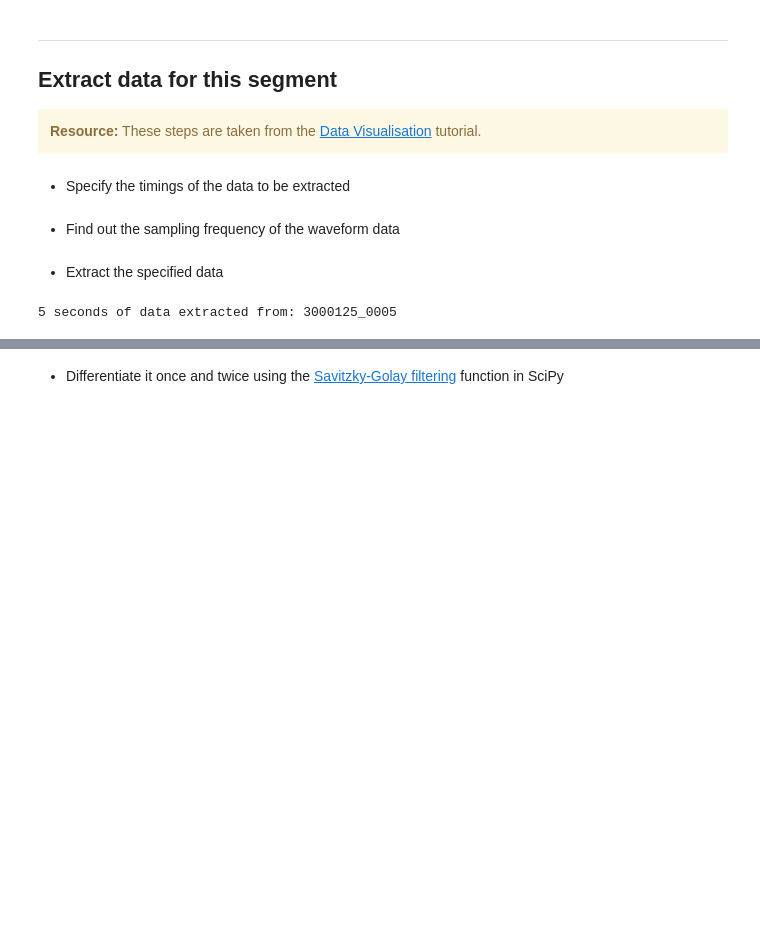
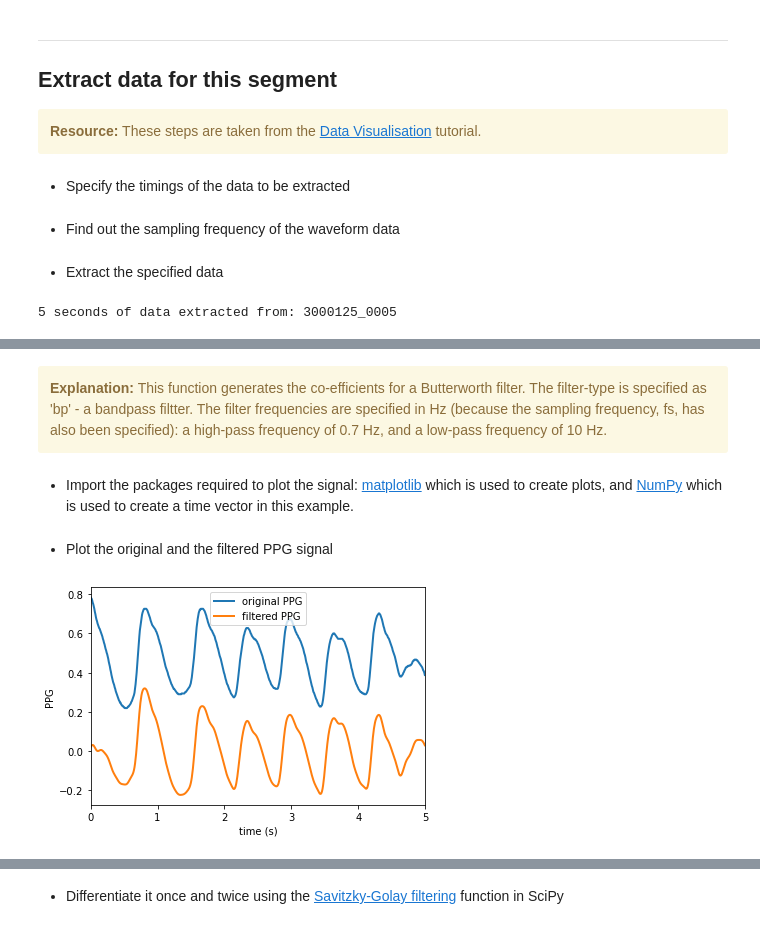
Before and after one commit to wfdb/mimic_wfdb_tutorials, a Jupyter notebook: content/tutorial/notebooks/differentiation.ipynb, the cells around one changed output, grey strips where cells are left out. Cells and saved outputs as stored; diff of their text form; code cells hidden in the pictures; blank space fills up the shorter version.

```diff
--- a/content/tutorial/notebooks/differentiation.ipynb
+++ b/content/tutorial/notebooks/differentiation.ipynb
@@ -71,0 +81,2 @@ ppg = segment_data.p_signal[:,2]
+# %% [markdown]
+<div class="alert alert-block alert-warning"> <b>Explanation:</b> This function generates the co-efficients for a Butterworth filter. The filter-type is specified as 'bp' - a bandpass filtter. The filter frequencies are specified in Hz (because the sampling frequency, fs, has also been specified): a high-pass frequency of 0.7 Hz, and a low-pass frequency of 10 Hz. </div>
@@ -71,0 +87,2 @@ ppg = segment_data.p_signal[:,2]
+# %% [markdown]
+- Import the packages required to plot the signal: [matplotlib](https://matplotlib.org/stable/index.html) which is used to create plots, and [NumPy](https://numpy.org/) which is used to create a time vector in this example.
@@ -71,0 +92,15 @@ ppg = segment_data.p_signal[:,2]
+# %% [markdown]
+- Plot the original and the filtered PPG signal
+# %%
+fig, ax = plt.subplots()
+t = np.arange(0, len(ppg_filt))/segment_data.fs
+ax.plot(t, ppg, linewidth=2.0, label = "original PPG")
+ax.plot(t, ppg_filt, linewidth=2.0, label = "filtered PPG")
+ax.set(xlim=(0, no_seconds_to_load))
+plt.xlabel('time (s)')
+plt.ylabel('PPG')
+
+plt.legend()
+plt.show()
+# %% [output]
+[figure, added]
```
Also changed, not shown: parts of 17 cells of this notebook.
